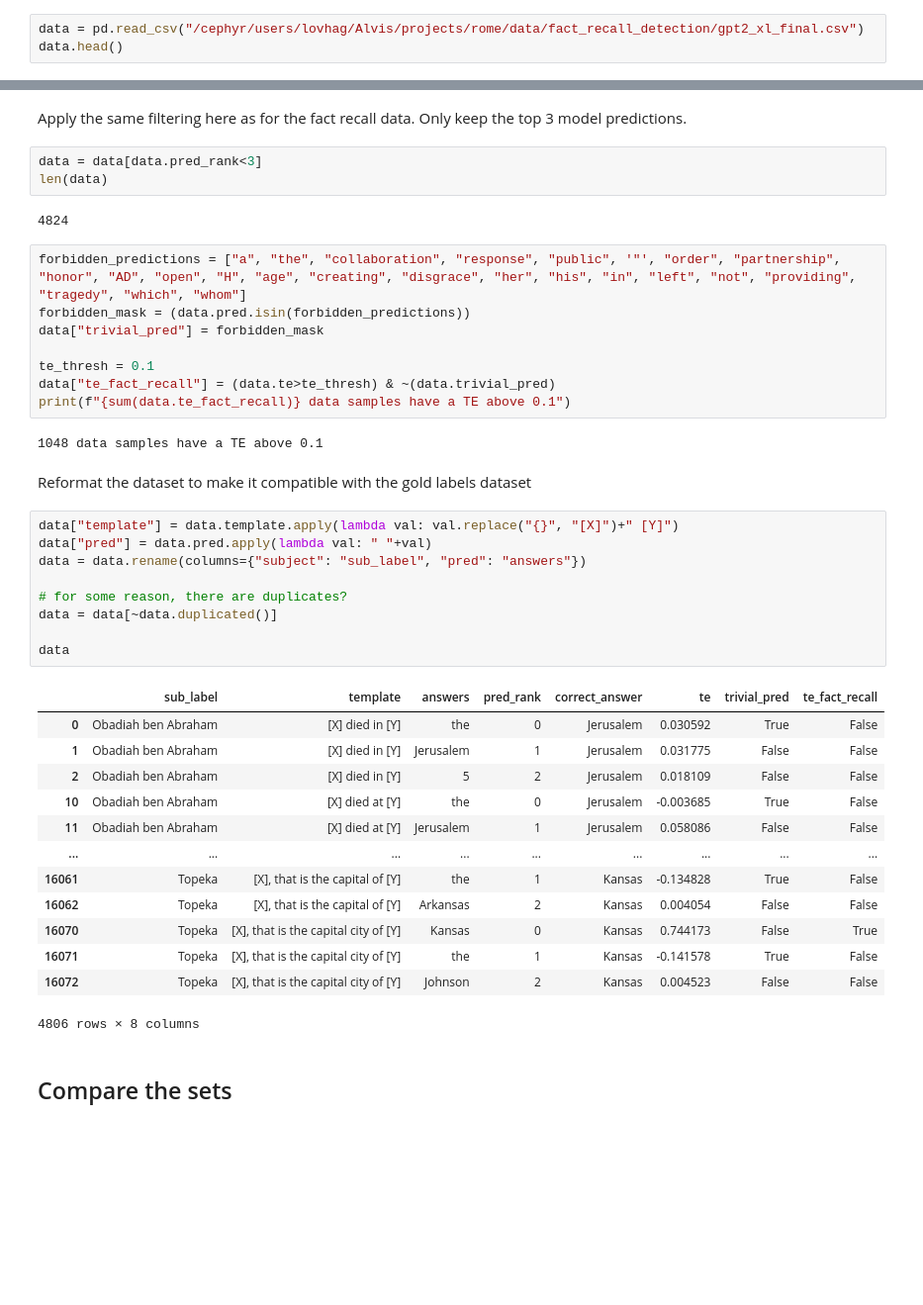
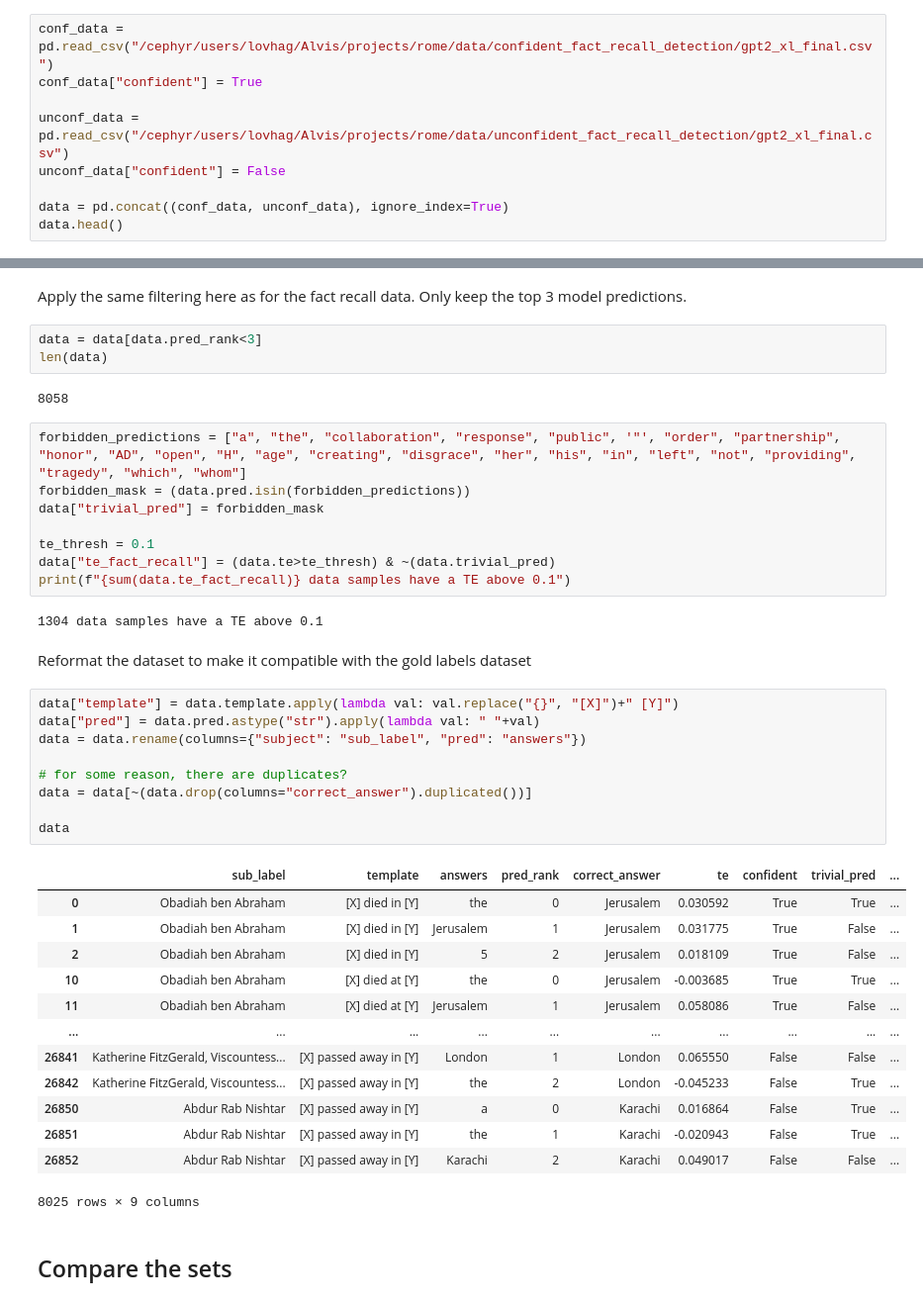
Before and after one commit to dsaynova/rome, a Jupyter notebook: pararel/fact_recall_detection/evaluation.ipynb, the cells around one changed output, grey strips where cells are left out. Shown at 99% size. Drawn from its saved outputs; the diff is of its cells as text; blank space fills up the shorter version.

Commit message:
Add fact recall detection results for standard TE based method

```diff
--- a/pararel/fact_recall_detection/evaluation.ipynb
+++ b/pararel/fact_recall_detection/evaluation.ipynb
@@ -26,6 +32,12 @@ len(fact_recall_data)
 # %% [markdown]
 ## Load the TE based data
 # %%
-data = pd.read_csv("/cephyr/users/lovhag/Alvis/projects/rome/data/fact_recall_detection/gpt2_xl_final.csv")
+conf_data = pd.read_csv("/cephyr/users/lovhag/Alvis/projects/rome/data/confident_fact_recall_detection/gpt2_xl_final.csv")
+conf_data["confident"] = True
+
+unconf_data = pd.read_csv("/cephyr/users/lovhag/Alvis/projects/rome/data/unconfident_fact_recall_detection/gpt2_xl_final.csv")
+unconf_data["confident"] = False
+
+data = pd.concat((conf_data, unconf_data), ignore_index=True)
 data.head()
 # %% [output]
@@ -41,7 +53,7 @@ Apply the same filtering here as for the fact recall data. Only keep the top 3 m
 data = data[data.pred_rank<3]
 len(data)
 # %% [output]
-4824
+8058
 # %%
 forbidden_predictions = ["a", "the", "collaboration", "response", "public", '"', "order", "partnership", "honor", "AD", "open", "H", "age", "creating", "disgrace", "her", "his", "in", "left", "not", "providing", "tragedy", "which", "whom"]
 forbidden_mask = (data.pred.isin(forbidden_predictions))
@@ -51,31 +63,31 @@ te_thresh = 0.1
 data["te_fact_recall"] = (data.te>te_thresh) & ~(data.trivial_pred)
 print(f"{sum(data.te_fact_recall)} data samples have a TE above 0.1")
 # %% [output]
-1048 data samples have a TE above 0.1
+1304 data samples have a TE above 0.1
 # %% [markdown]
 Reformat the dataset to make it compatible with the gold labels dataset
 # %%
 data["template"] = data.template.apply(lambda val: val.replace("{}", "[X]")+" [Y]")
-data["pred"] = data.pred.apply(lambda val: " "+val)
+data["pred"] = data.pred.astype("str").apply(lambda val: " "+val)
 data = data.rename(columns={"subject": "sub_label", "pred": "answers"})
 
 # for some reason, there are duplicates?
-data = data[~data.duplicated()]
+data = data[~(data.drop(columns="correct_answer").duplicated())]
 
 data
 # %% [output]
-|  | sub_label | template | answers | pred_rank | correct_answer | te | trivial_pred | te_fact_recall |
-| 0 | Obadiah ben Abraham | [X] died in [Y] | the | 0 | Jerusalem | 0.030592 | True | False |
-| 1 | Obadiah ben Abraham | [X] died in [Y] | Jerusalem | 1 | Jerusalem | 0.031775 | False | False |
-| 2 | Obadiah ben Abraham | [X] died in [Y] | 5 | 2 | Jerusalem | 0.018109 | False | False |
-| 10 | Obadiah ben Abraham | [X] died at [Y] | the | 0 | Jerusalem | -0.003685 | True | False |
-| 11 | Obadiah ben Abraham | [X] died at [Y] | Jerusalem | 1 | Jerusalem | 0.058086 | False | False |
-| ... | ... | ... | ... | ... | ... | ... | ... | ... |
-| 16061 | Topeka | [X], that is the capital of [Y] | the | 1 | Kansas | -0.134828 | True | False |
-| 16062 | Topeka | [X], that is the capital of [Y] | Arkansas | 2 | Kansas | 0.004054 | False | False |
-| 16070 | Topeka | [X], that is the capital city of [Y] | Kansas | 0 | Kansas | 0.744173 | False | True |
-| 16071 | Topeka | [X], that is the capital city of [Y] | the | 1 | Kansas | -0.141578 | True | False |
-| 16072 | Topeka | [X], that is the capital city of [Y] | Johnson | 2 | Kansas | 0.004523 | False | False |
+|  | sub_label | template | answers | pred_rank | correct_answer | te | confident | trivial_pred | ... |
+| 0 | Obadiah ben Abraham | [X] died in [Y] | the | 0 | Jerusalem | 0.030592 | True | True | ... |
+| 1 | Obadiah ben Abraham | [X] died in [Y] | Jerusalem | 1 | Jerusalem | 0.031775 | True | False | ... |
+| 2 | Obadiah ben Abraham | [X] died in [Y] | 5 | 2 | Jerusalem | 0.018109 | True | False | ... |
+| 10 | Obadiah ben Abraham | [X] died at [Y] | the | 0 | Jerusalem | -0.003685 | True | True | ... |
+| 11 | Obadiah ben Abraham | [X] died at [Y] | Jerusalem | 1 | Jerusalem | 0.058086 | True | False | ... |
+| ... | ... | ... | ... | ... | ... | ... | ... | ... | ... |
+| 26841 | Katherine FitzGerald, Viscountess... | [X] passed away in [Y] | London | 1 | London | 0.065550 | False | False | ... |
+| 26842 | Katherine FitzGerald, Viscountess... | [X] passed away in [Y] | the | 2 | London | -0.045233 | False | True | ... |
+| 26850 | Abdur Rab Nishtar | [X] passed away in [Y] | a | 0 | Karachi | 0.016864 | False | True | ... |
+| 26851 | Abdur Rab Nishtar | [X] passed away in [Y] | the | 1 | Karachi | -0.020943 | False | True | ... |
+| 26852 | Abdur Rab Nishtar | [X] passed away in [Y] | Karachi | 2 | Karachi | 0.049017 | False | False | ... |
-4806 rows × 8 columns
+8025 rows × 9 columns
 # %% [markdown]
 ## Compare the sets
```
Also changed, not shown: parts of 18 cells of this notebook, 7 other files.
